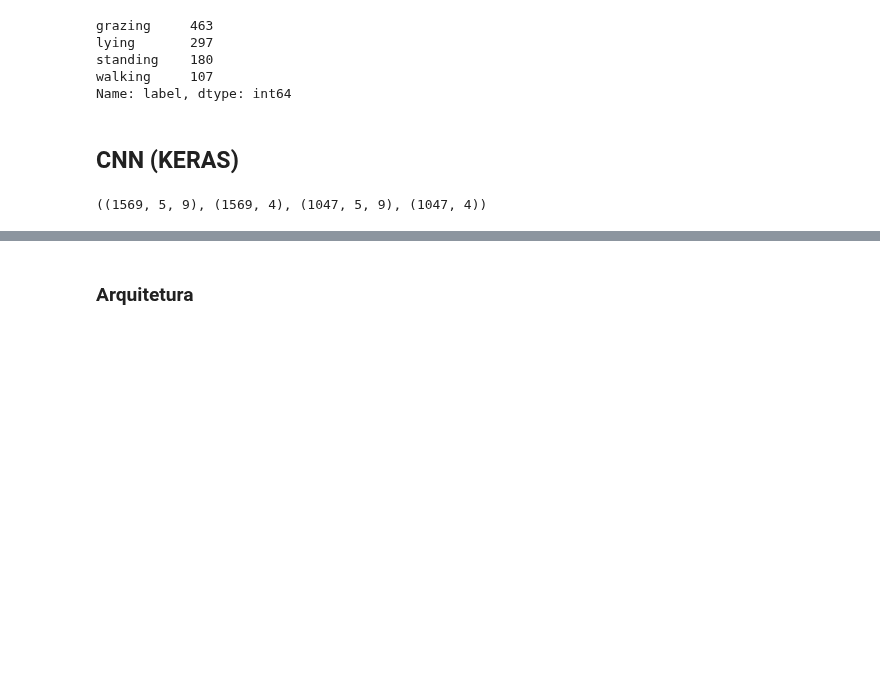
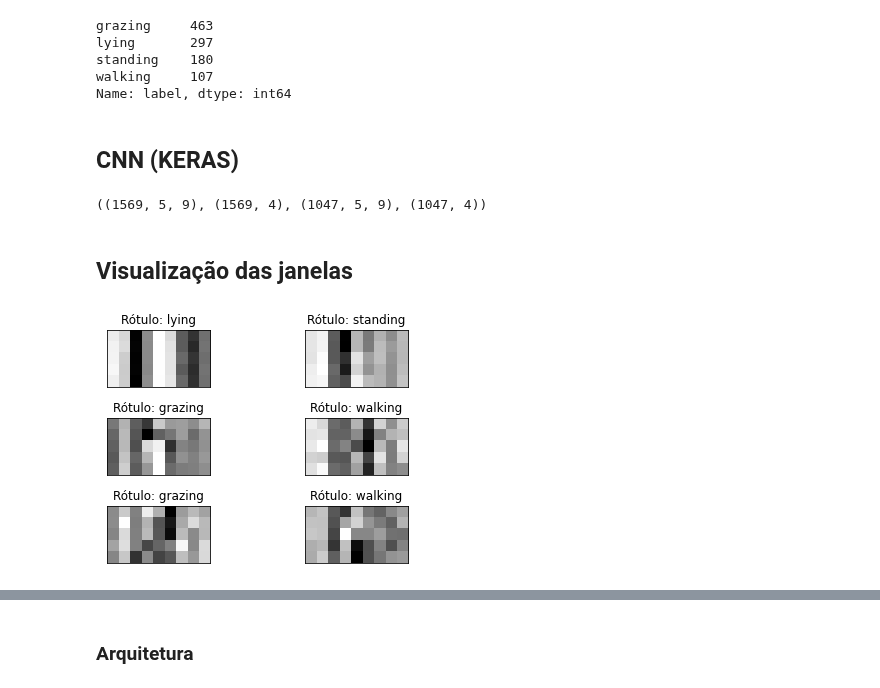
Before and after one commit to andssuu/moncattle, a Jupyter notebook: supervised/notebooks/cnn.ipynb, the cells around one changed output, grey strips where cells are left out. Cells and saved outputs as stored; diff of their text form; code cells hidden in the pictures; blank space fills up the shorter version.

```diff
--- a/supervised/notebooks/cnn.ipynb
+++ b/supervised/notebooks/cnn.ipynb
@@ -234,4 +234,18 @@ _labels_test = to_categorical(_labels_test)
 _data_train.shape, _labels_train.shape, _data_test.shape, _labels_test.shape,
 # %% [output]
 ((1569, 5, 9), (1569, 4), (1047, 5, 9), (1047, 4))
+# %% [markdown]
+## Visualização das janelas
+# %%
+import matplotlib.pyplot as plt
+fig = plt.figure()
+for i in range(6):
+  plt.subplot(3, 2, i+1)
+  plt.tight_layout()
+  plt.imshow(_data_train[i], cmap='gray', interpolation='none')
+  plt.title("Rótulo: {}".format(list(labels_map.keys())[list(labels_map.values()).index(argmax(_labels_train[i]))]))
+  plt.xticks([])
+  plt.yticks([])
+# %% [output]
+[figure, added]
 # %%
```
Also changed, not shown: parts of 8 cells of this notebook.
